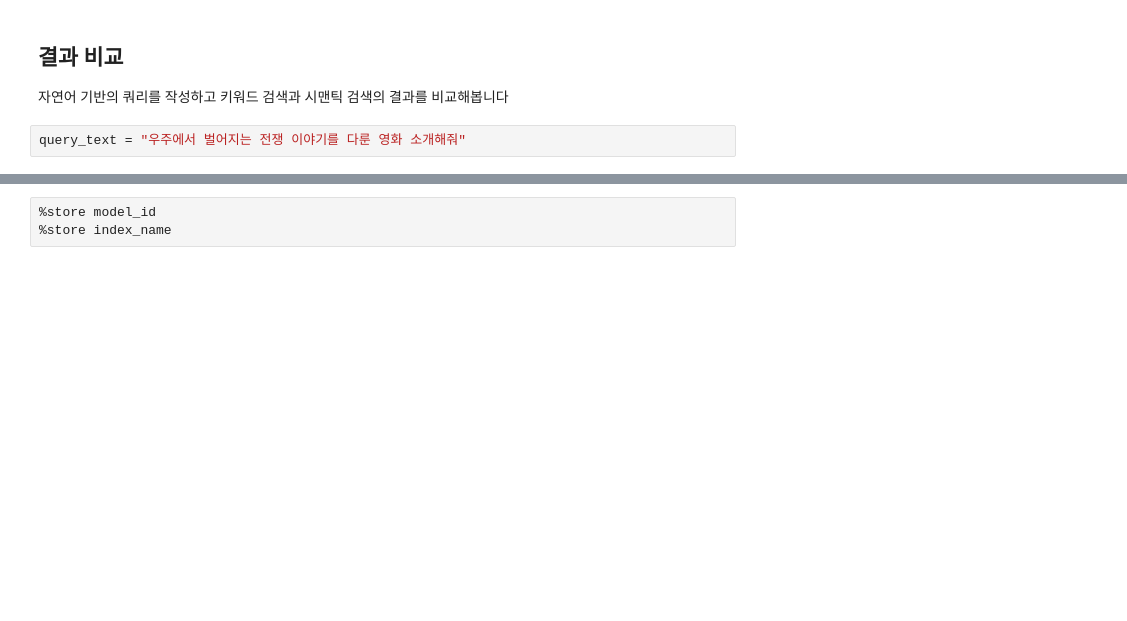
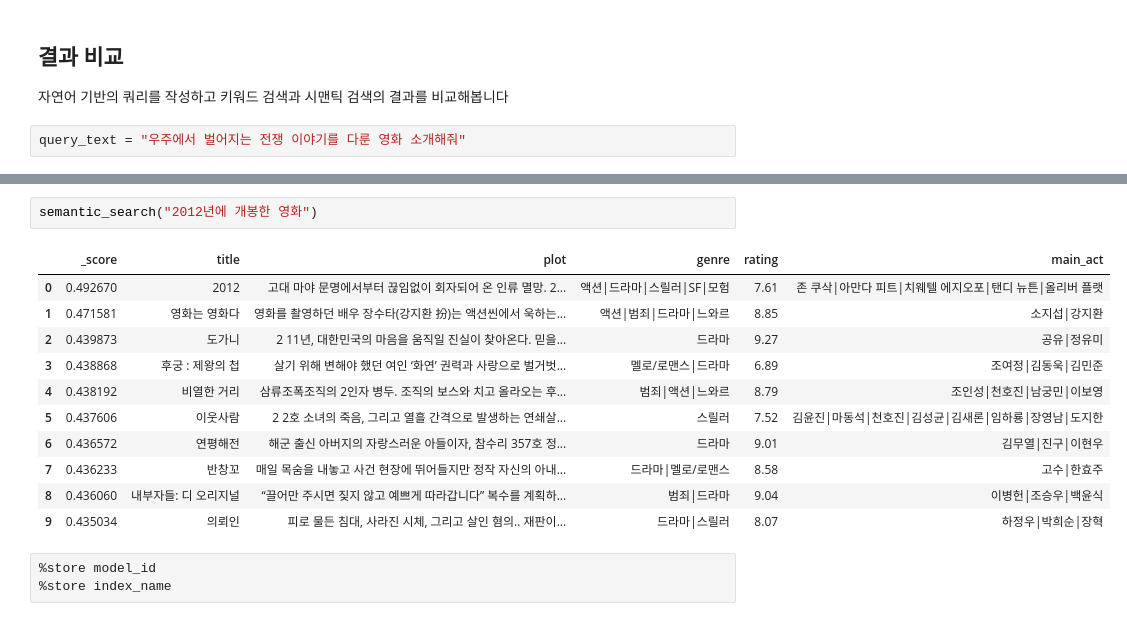
Before and after one commit to hpkim0512/opensearch-with-bedrock-workshop-kr, a Jupyter notebook: 03.semantic_search.ipynb, the cells around one changed output, grey strips where cells are left out. Cells and saved outputs as stored; diff of their text form; blank space fills up the shorter version.

```diff
--- a/03.semantic_search.ipynb
+++ b/03.semantic_search.ipynb
@@ -500,3 +482,17 @@ RequestError: RequestError(400, 'parsing_exception', 'Unknown key for a VALUE_ST
+# %%
+semantic_search("2012년에 개봉한 영화")
+# %% [output]
+|  | _score | title | plot | genre | rating | main_act |
+| 0 | 0.492670 | 2012 | 고대 마야 문명에서부터 끊임없이 회자되어 온 인류 멸망. 2... | 액션|드라마|스릴러|SF|모험 | 7.61 | 존 쿠삭|아만다 피트|치웨텔 에지오포|탠디 뉴튼|올리버 플랫 |
+| 1 | 0.471581 | 영화는 영화다 | 영화를 촬영하던 배우 장수타(강지환 扮)는 액션씬에서 욱하는... | 액션|범죄|드라마|느와르 | 8.85 | 소지섭|강지환 |
+| 2 | 0.439873 | 도가니 | 2 11년, 대한민국의 마음을 움직일 진실이 찾아온다. 믿을... | 드라마 | 9.27 | 공유|정유미 |
+| 3 | 0.438868 | 후궁 : 제왕의 첩 | 살기 위해 변해야 했던 여인 ‘화연’ 권력과 사랑으로 벌거벗... | 멜로/로맨스|드라마 | 6.89 | 조여정|김동욱|김민준 |
+| 4 | 0.438192 | 비열한 거리 | 삼류조폭조직의 2인자 병두. 조직의 보스와 치고 올라오는 후... | 범죄|액션|느와르 | 8.79 | 조인성|천호진|남궁민|이보영 |
+| 5 | 0.437606 | 이웃사람 | 2 2호 소녀의 죽음, 그리고 열흘 간격으로 발생하는 연쇄살... | 스릴러 | 7.52 | 김윤진|마동석|천호진|김성균|김새론|임하룡|장영남|도지한 |
+| 6 | 0.436572 | 연평해전 | 해군 출신 아버지의 자랑스러운 아들이자, 참수리 357호 정... | 드라마 | 9.01 | 김무열|진구|이현우 |
+| 7 | 0.436233 | 반창꼬 | 매일 목숨을 내놓고 사건 현장에 뛰어들지만 정작 자신의 아내... | 드라마|멜로/로맨스 | 8.58 | 고수|한효주 |
+| 8 | 0.436060 | 내부자들: 디 오리지널 | “끌어만 주시면 짖지 않고 예쁘게 따라갑니다” 복수를 계획하... | 범죄|드라마 | 9.04 | 이병헌|조승우|백윤식 |
+| 9 | 0.435034 | 의뢰인 | 피로 물든 침대, 사라진 시체, 그리고 살인 혐의.. 재판이... | 드라마|스릴러 | 8.07 | 하정우|박희순|장혁 |
 # %%
 %store model_id
 %store index_name
```
Also changed, not shown: parts of 21 cells of this notebook, 6 other files.
